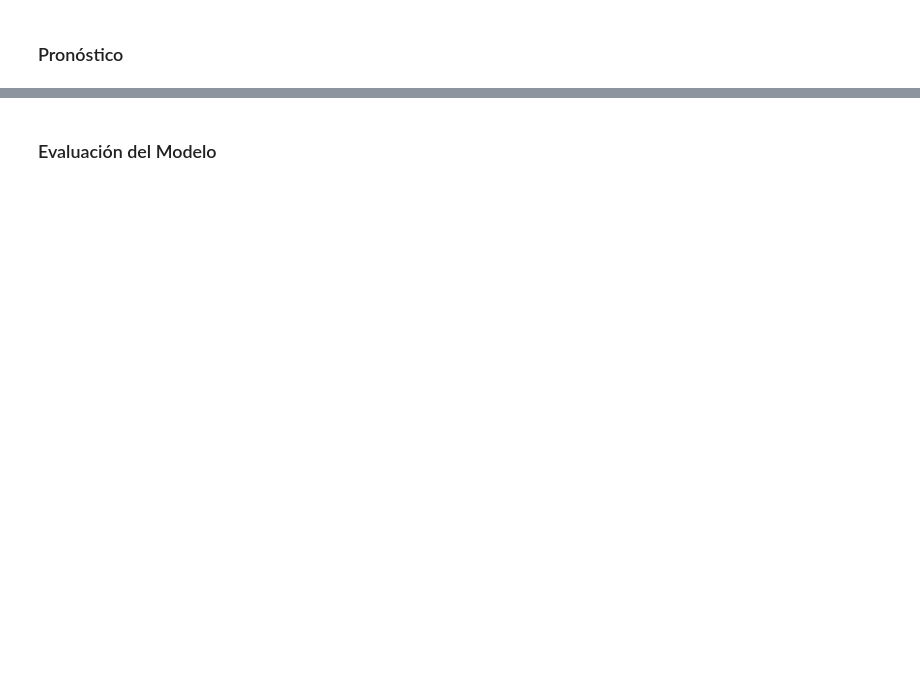
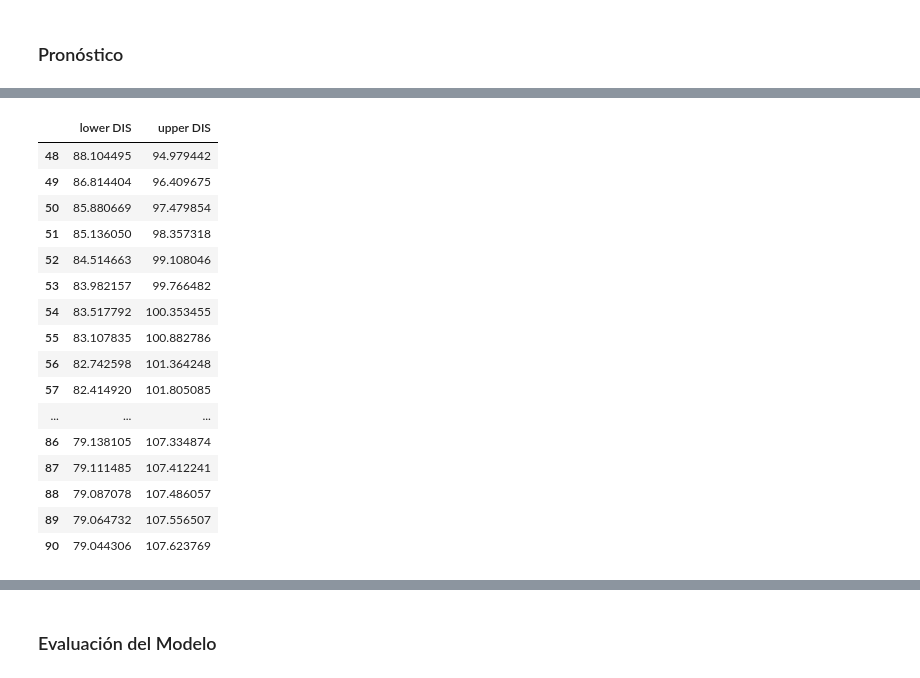
Before and after one commit to katiemackness/time-series-analysis, a Jupyter notebook: disney-AR-es.ipynb, the cells around one changed output, grey strips where cells are left out. Cells and saved outputs as stored; diff of their text form; code cells hidden in the pictures; blank space fills up the shorter version.

```diff
--- a/disney-AR-es.ipynb
+++ b/disney-AR-es.ipynb
@@ -197,5 +274,23 @@ predicciones.tail(5)
 # %%
-conf = res.get_forecast(len(test) + 5).conf_int(alpha=0.05)
+conf = res.get_forecast(len(test) + 30).conf_int(alpha=0.05)
 conf
+# %% [output]
+|  | lower DIS | upper DIS |
+| 48 | 88.104495 | 94.979442 |
+| 49 | 86.814404 | 96.409675 |
+| 50 | 85.880669 | 97.479854 |
+| 51 | 85.136050 | 98.357318 |
+| 52 | 84.514663 | 99.108046 |
+| 53 | 83.982157 | 99.766482 |
+| 54 | 83.517792 | 100.353455 |
+| 55 | 83.107835 | 100.882786 |
+| 56 | 82.742598 | 101.364248 |
+| 57 | 82.414920 | 101.805085 |
+| ... | ... | ... |
+| 86 | 79.138105 | 107.334874 |
+| 87 | 79.111485 | 107.412241 |
+| 88 | 79.087078 | 107.486057 |
+| 89 | 79.064732 | 107.556507 |
+| 90 | 79.044306 | 107.623769 |
 # %%
 test = pd.DataFrame(test)
```
Also changed, not shown: parts of 33 cells of this notebook.
